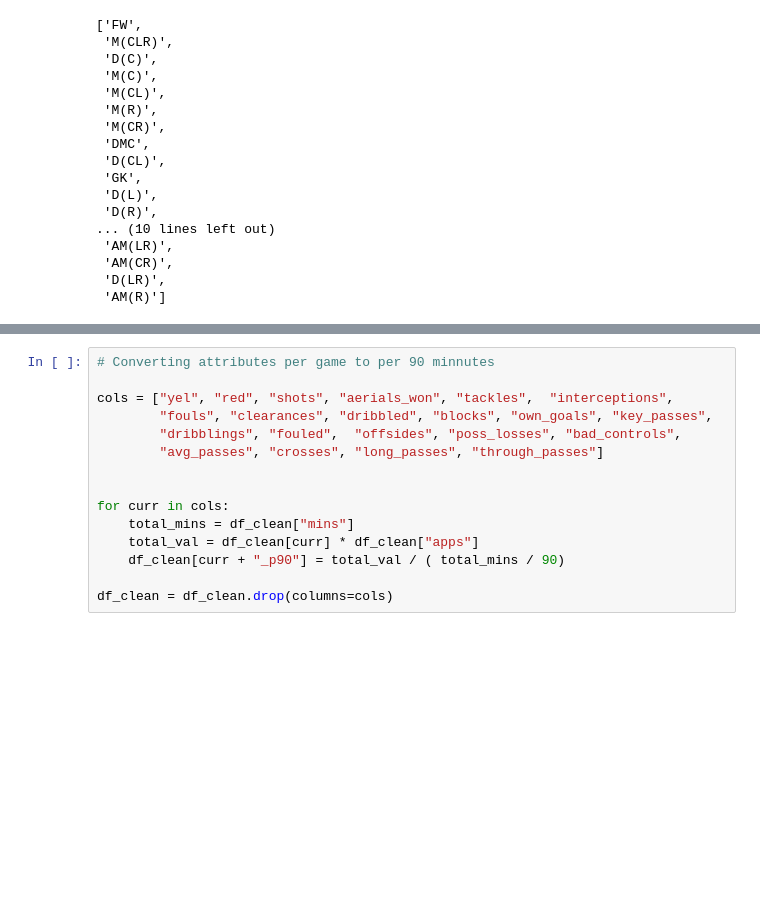
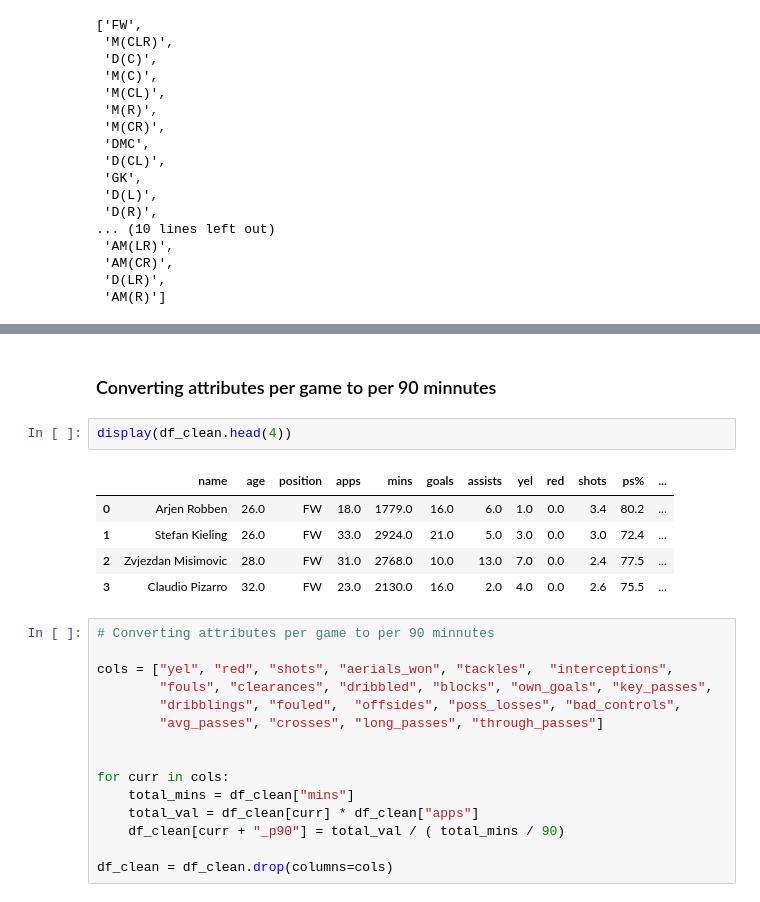
Before and after one commit to Computational-Tools-in-DS-G42/footballer-profiler-AI, a Jupyter notebook: player_profiler.ipynb, the cells around one changed output, grey strips where cells are left out. Cells and saved outputs as stored; diff of their text form; blank space fills up the shorter version.

```diff
--- a/player_profiler.ipynb
+++ b/player_profiler.ipynb
@@ -379,3 +434,13 @@ memory usage: 6.6+ MB
+# %% [markdown]
+### Converting attributes per game to per 90 minnutes
+# %%
+display(df_clean.head(4))
+# %% [output]
+|  | name | age | position | apps | mins | goals | assists | yel | red | shots | ps% | ... |
+| 0 | Arjen Robben | 26.0 | FW | 18.0 | 1779.0 | 16.0 | 6.0 | 1.0 | 0.0 | 3.4 | 80.2 | ... |
+| 1 | Stefan Kieling | 26.0 | FW | 33.0 | 2924.0 | 21.0 | 5.0 | 3.0 | 0.0 | 3.0 | 72.4 | ... |
+| 2 | Zvjezdan Misimovic | 28.0 | FW | 31.0 | 2768.0 | 10.0 | 13.0 | 7.0 | 0.0 | 2.4 | 77.5 | ... |
+| 3 | Claudio Pizarro | 32.0 | FW | 23.0 | 2130.0 | 16.0 | 2.0 | 4.0 | 0.0 | 2.6 | 75.5 | ... |
 # %%
 # Converting attributes per game to per 90 minnutes
 
```
Also changed, not shown: parts of 23 cells of this notebook.
